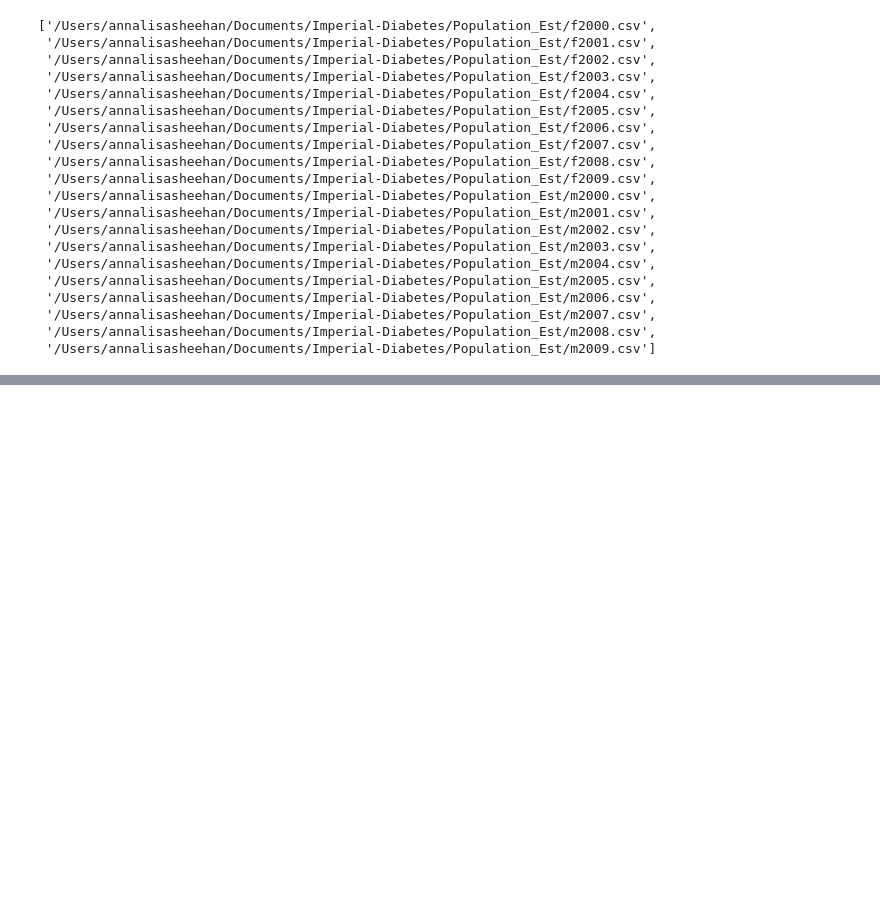
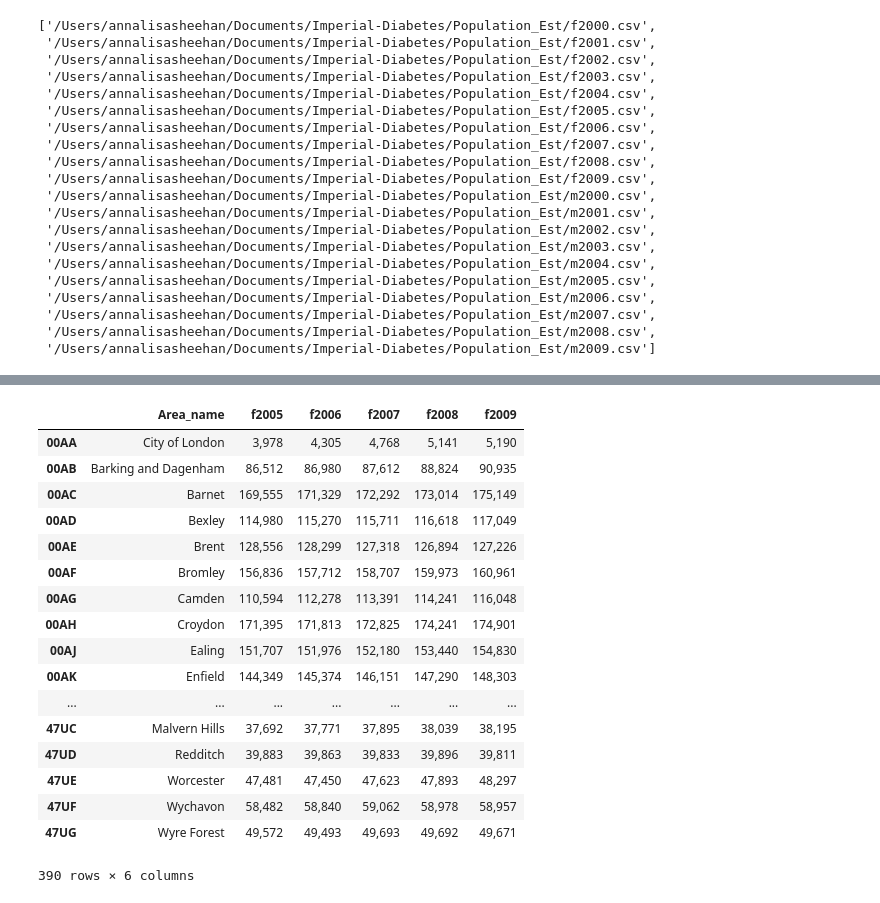
Before and after one commit to annalisasheehan/ICL_Diabetes, a Jupyter notebook: Aggregating_mid_pop_est.ipynb, the cells around one changed output, grey strips where cells are left out. Cells and saved outputs as stored; diff of their text form; code cells hidden in the pictures; blank space fills up the shorter version.

```diff
--- a/Aggregating_mid_pop_est.ipynb
+++ b/Aggregating_mid_pop_est.ipynb
@@ -78,0 +140,21 @@ Females2 = Females2[['f2005', 'f2006', 'f2007', 'f2008', 'f2009']]
+# %%
+Females2
+# %% [output]
+|  | Area_name | f2005 | f2006 | f2007 | f2008 | f2009 |
+| 00AA | City of London | 3,978 | 4,305 | 4,768 | 5,141 | 5,190 |
+| 00AB | Barking and Dagenham | 86,512 | 86,980 | 87,612 | 88,824 | 90,935 |
+| 00AC | Barnet | 169,555 | 171,329 | 172,292 | 173,014 | 175,149 |
+| 00AD | Bexley | 114,980 | 115,270 | 115,711 | 116,618 | 117,049 |
+| 00AE | Brent | 128,556 | 128,299 | 127,318 | 126,894 | 127,226 |
+| 00AF | Bromley | 156,836 | 157,712 | 158,707 | 159,973 | 160,961 |
+| 00AG | Camden | 110,594 | 112,278 | 113,391 | 114,241 | 116,048 |
+| 00AH | Croydon | 171,395 | 171,813 | 172,825 | 174,241 | 174,901 |
+| 00AJ | Ealing | 151,707 | 151,976 | 152,180 | 153,440 | 154,830 |
+| 00AK | Enfield | 144,349 | 145,374 | 146,151 | 147,290 | 148,303 |
+| ... | ... | ... | ... | ... | ... | ... |
+| 47UC | Malvern Hills | 37,692 | 37,771 | 37,895 | 38,039 | 38,195 |
+| 47UD | Redditch | 39,883 | 39,863 | 39,833 | 39,896 | 39,811 |
+| 47UE | Worcester | 47,481 | 47,450 | 47,623 | 47,893 | 48,297 |
+| 47UF | Wychavon | 58,482 | 58,840 | 59,062 | 58,978 | 58,957 |
+| 47UG | Wyre Forest | 49,572 | 49,493 | 49,693 | 49,692 | 49,671 |
+390 rows × 6 columns
```
Also changed, not shown: parts of 22 cells of this notebook.
